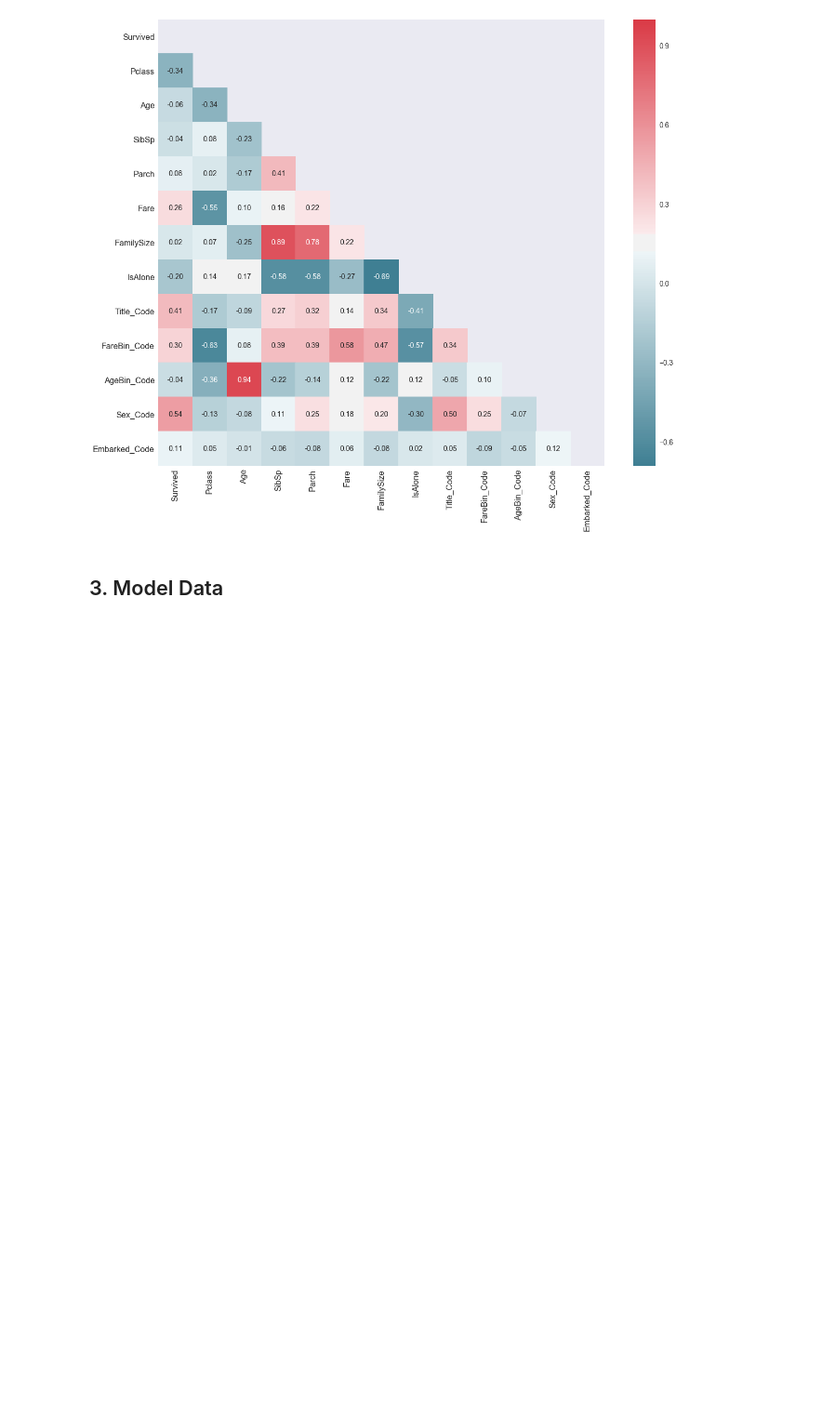
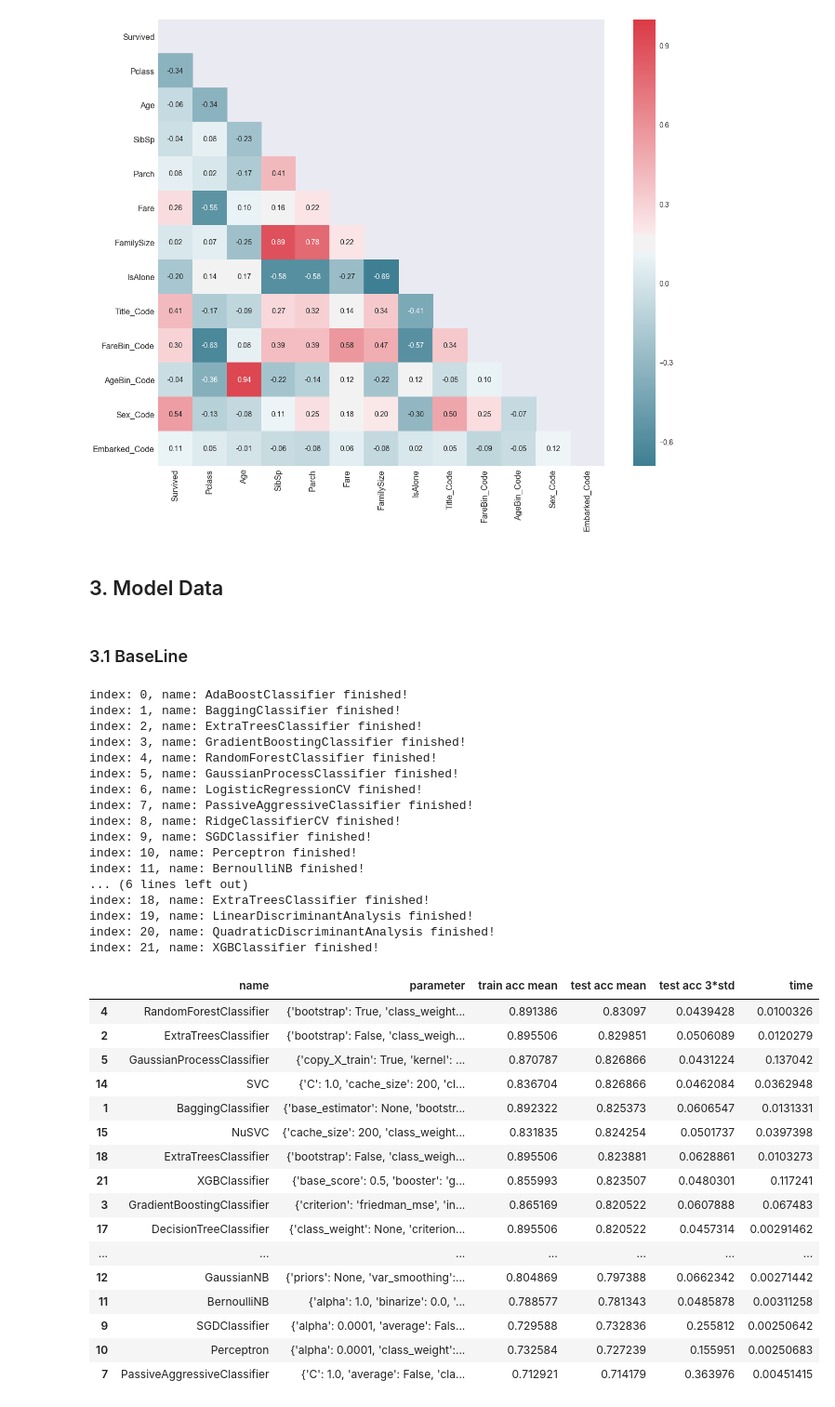
Before and after one commit to Evan1987/Match, a Jupyter notebook: Kaggle/Titanic Machine Learning from Disaster/A Data Science Framework To Achieve 0.99 Acc.ipynb, the cells around one changed output. Shown at 93% size. Drawn from its saved outputs; the diff is of its cells as text; code cells hidden in the pictures; blank space fills up the shorter version.

```diff
--- a/Kaggle/Titanic Machine Learning from Disaster/A Data Science Framework To Achieve 0.99 Acc.ipynb
+++ b/Kaggle/Titanic Machine Learning from Disaster/A Data Science Framework To Achieve 0.99 Acc.ipynb
@@ -324,6 +327,8 @@ fig.show()
 [figure]
 # %% [markdown]
 ## 3. Model Data
+# %% [markdown]
+### 3.1 BaseLine
 # %%
 from sklearn.ensemble import AdaBoostClassifier, BaggingClassifier, \
     ExtraTreesClassifier, GradientBoostingClassifier, RandomForestClassifier
@@ -380,0 +390,59 @@ MLA = [
+# %%
+X = data1[data1_x_bin]
+y = data1[Target]
+MLA_columns = ["name", "parameter", "train acc mean", "test acc mean", "test acc 3*std", "time"]
+MLA_compare = pd.DataFrame(columns=MLA_columns)
+MLA_predict = data1[Target]
+
+for index, alg in enumerate(MLA):
+    name = alg.__class__.__name__
+    MLA_compare.loc[index, "name"] = name
+    MLA_compare.loc[index, "parameter"] = str(alg.get_params())
+
+    cv_results = cross_validate(estimator=alg, X=X, y=y, cv=cv_split)
+    MLA_compare.loc[index, "time"] = cv_results["fit_time"].mean()
+    MLA_compare.loc[index, "train acc mean"] = cv_results["train_score"].mean()
+    MLA_compare.loc[index, "test acc mean"] = cv_results["test_score"].mean()
+    MLA_compare.loc[index, "test acc 3*std"] = cv_results["test_score"].std() * 3
+
+    alg.fit(X, y)
+    MLA_predict[name] = alg.predict(X)
+    print("index: %d, name: %s finished!" % (index, name))
+
+MLA_compare.sort_values(by="test acc mean", ascending=False, inplace=True)
+MLA_compare
+# %% [output]
+index: 0, name: AdaBoostClassifier finished!
+index: 1, name: BaggingClassifier finished!
+index: 2, name: ExtraTreesClassifier finished!
+index: 3, name: GradientBoostingClassifier finished!
+index: 4, name: RandomForestClassifier finished!
+index: 5, name: GaussianProcessClassifier finished!
+index: 6, name: LogisticRegressionCV finished!
+index: 7, name: PassiveAggressiveClassifier finished!
+index: 8, name: RidgeClassifierCV finished!
+index: 9, name: SGDClassifier finished!
+index: 10, name: Perceptron finished!
+index: 11, name: BernoulliNB finished!
+... (6 lines left out)
+index: 18, name: ExtraTreesClassifier finished!
+index: 19, name: LinearDiscriminantAnalysis finished!
+index: 20, name: QuadraticDiscriminantAnalysis finished!
+index: 21, name: XGBClassifier finished!
+|  | name | parameter | train acc mean | test acc mean | test acc 3*std | time |
+| 4 | RandomForestClassifier | {'bootstrap': True, 'class_weight... | 0.891386 | 0.83097 | 0.0439428 | 0.0100326 |
+| 2 | ExtraTreesClassifier | {'bootstrap': False, 'class_weigh... | 0.895506 | 0.829851 | 0.0506089 | 0.0120279 |
+| 5 | GaussianProcessClassifier | {'copy_X_train': True, 'kernel': ... | 0.870787 | 0.826866 | 0.0431224 | 0.137042 |
+| 14 | SVC | {'C': 1.0, 'cache_size': 200, 'cl... | 0.836704 | 0.826866 | 0.0462084 | 0.0362948 |
+| 1 | BaggingClassifier | {'base_estimator': None, 'bootstr... | 0.892322 | 0.825373 | 0.0606547 | 0.0131331 |
+| 15 | NuSVC | {'cache_size': 200, 'class_weight... | 0.831835 | 0.824254 | 0.0501737 | 0.0397398 |
+| 18 | ExtraTreesClassifier | {'bootstrap': False, 'class_weigh... | 0.895506 | 0.823881 | 0.0628861 | 0.0103273 |
+| 21 | XGBClassifier | {'base_score': 0.5, 'booster': 'g... | 0.855993 | 0.823507 | 0.0480301 | 0.117241 |
+| 3 | GradientBoostingClassifier | {'criterion': 'friedman_mse', 'in... | 0.865169 | 0.820522 | 0.0607888 | 0.067483 |
+| 17 | DecisionTreeClassifier | {'class_weight': None, 'criterion... | 0.895506 | 0.820522 | 0.0457314 | 0.00291462 |
+| ... | ... | ... | ... | ... | ... | ... |
+| 12 | GaussianNB | {'priors': None, 'var_smoothing':... | 0.804869 | 0.797388 | 0.0662342 | 0.00271442 |
+| 11 | BernoulliNB | {'alpha': 1.0, 'binarize': 0.0, '... | 0.788577 | 0.781343 | 0.0485878 | 0.00311258 |
+| 9 | SGDClassifier | {'alpha': 0.0001, 'average': Fals... | 0.729588 | 0.732836 | 0.255812 | 0.00250642 |
+| 10 | Perceptron | {'alpha': 0.0001, 'class_weight':... | 0.732584 | 0.727239 | 0.155951 | 0.00250683 |
+| 7 | PassiveAggressiveClassifier | {'C': 1.0, 'average': False, 'cla... | 0.712921 | 0.714179 | 0.363976 | 0.00451415 |
```
Also changed, not shown: parts of 20 cells of this notebook.
